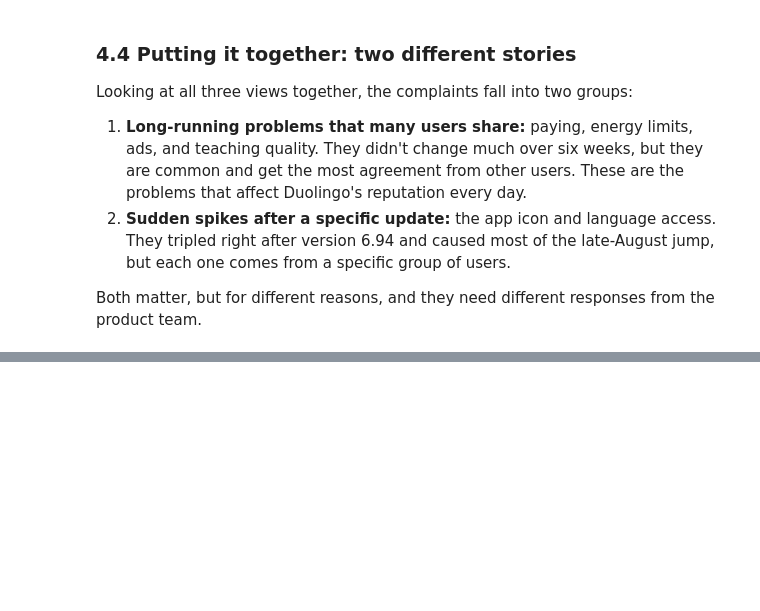
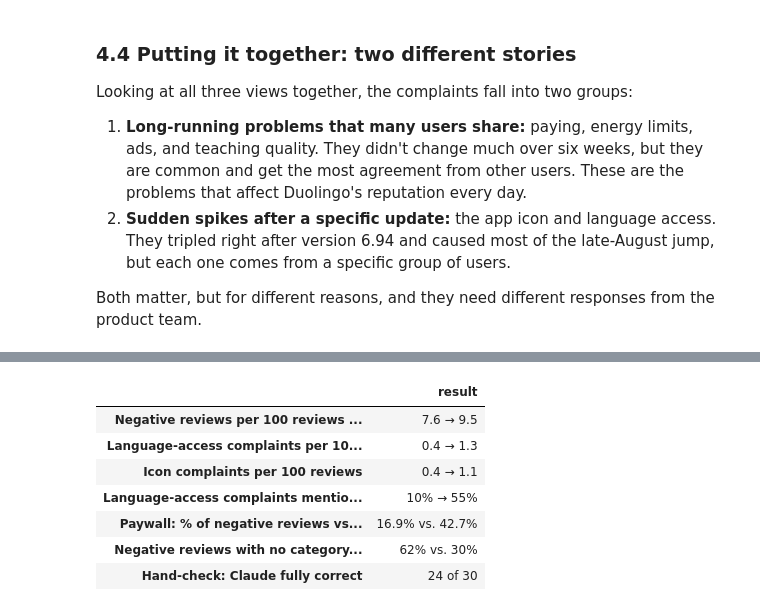
Before and after one commit to Teenna-Pachika/info4360-duolingo-reviews, a Jupyter notebook: notebooks/06_final_report.ipynb, the cells around one changed output, grey strips where cells are left out. Saved outputs shown, nothing was run; the diff lists cells and outputs as text; code cells hidden in the pictures; blank space fills up the shorter version.

Commit message:
Add key findings and recommendations

```diff
--- a/notebooks/06_final_report.ipynb
+++ b/notebooks/06_final_report.ipynb
@@ -487,0 +500,28 @@ Both matter, but for different reasons, and they need different responses from t
+# %%
+# The key numbers behind our findings, calculated from the sections above
+def before_after(row):
+    """Show a complaint's rate before and after Aug 24, like '0.4 → 1.3'."""
+    return f"{change.loc[row, 'Aug 2-23']:.1f} → {change.loc[row, 'Aug 24-Sep 6']:.1f}"
+
+key_numbers = pd.DataFrame({
+    "Negative reviews per 100 reviews (Aug 2-23 → Aug 24-Sep 6)": before_after("All negative reviews"),
+    "Language-access complaints per 100 reviews": before_after("Language access"),
+    "Icon complaints per 100 reviews": before_after("Icon / notifications"),
+    "Language-access complaints mentioning Iran, Persian, or Farsi (before → after)":
+        f"{mentions_iran[is_language & before].mean():.0%} → {mentions_iran[is_language & ~before].mean():.0%}",
+    "Paywall: % of negative reviews vs. % of thumbs-up":
+        f"{agreement.loc['Paywall / subscription', '% of negative reviews']:.1f}% vs. {agreement.loc['Paywall / subscription', '% of thumbs-up']:.1f}%",
+    "Negative reviews with no category: keywords vs. Claude":
+        f"{(~keyword_hits.any(axis=1)).mean():.0%} vs. {neg['claude_labels'].apply(lambda l: l == ['other']).mean():.0%}",
+    "Hand-check: Claude fully correct": f"{(answers == 'y').sum()} of {len(answers)}",
+}, index=["result"]).T
+key_numbers
+# %% [output]
+|  | result |
+| Negative reviews per 100 reviews ... | 7.6 → 9.5 |
+| Language-access complaints per 10... | 0.4 → 1.3 |
+| Icon complaints per 100 reviews | 0.4 → 1.1 |
+| Language-access complaints mentio... | 10% → 55% |
+| Paywall: % of negative reviews vs... | 16.9% vs. 42.7% |
+| Negative reviews with no category... | 62% vs. 30% |
+| Hand-check: Claude fully correct | 24 of 30 |
```
Also changed, not shown: parts of 3 cells of this notebook.
